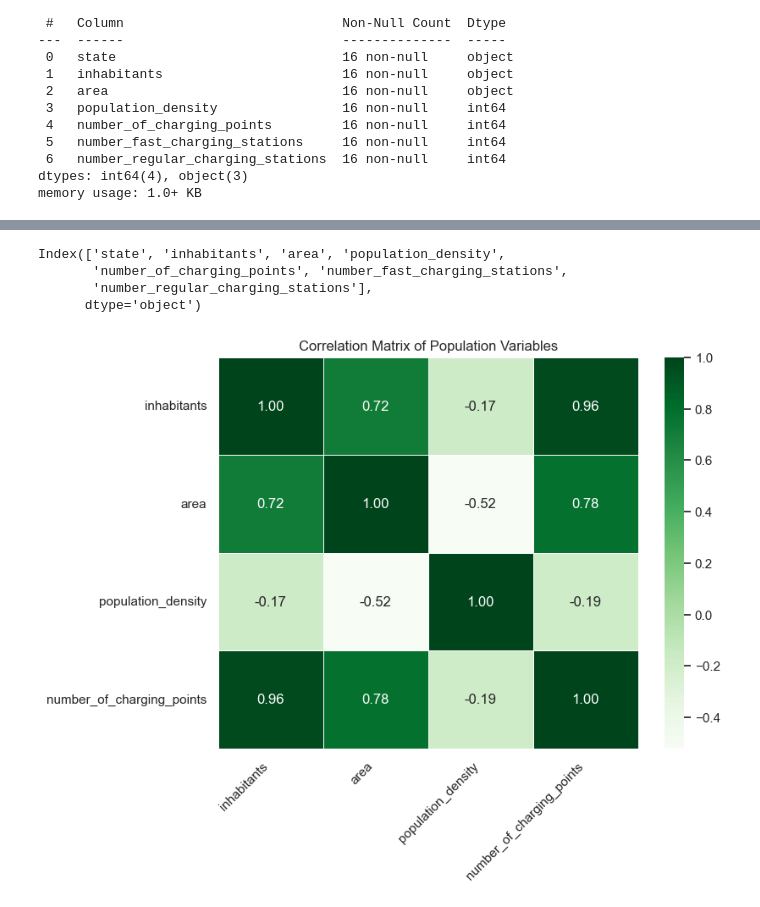
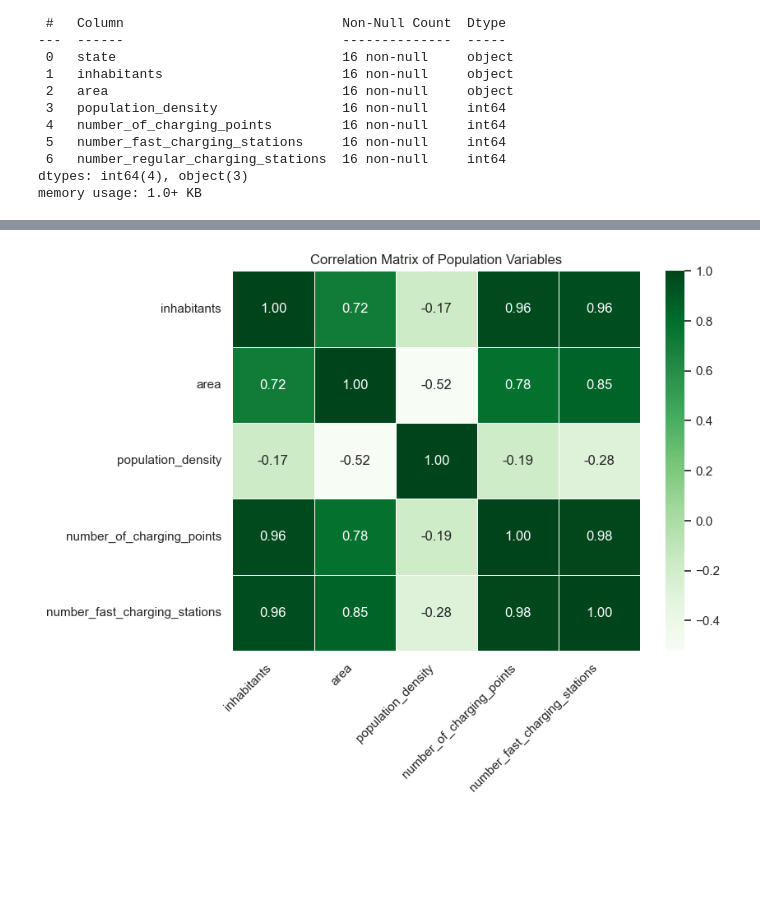
Before and after one commit to adelinerd/electric_cars, a Jupyter notebook: 2_Population.ipynb, the cells around one changed output, grey strips where cells are left out. Cells and saved outputs as stored; diff of their text form; code cells hidden in the pictures; blank space fills up the shorter version.

```diff
--- a/2_Population.ipynb
+++ b/2_Population.ipynb
@@ -91,27 +91,20 @@ population.head(16)
 | 13 | Sachsen-Anhalt | 2186643 | 2046720 | 107 | 9250 | 2698 | ... |
 | 14 | Schleswig-Holstein | 2953270 | 1580430 | 187 | 23142 | 4561 | ... |
 | 15 | Thüringen | 2126846 | 1620237 | 131 | 11742 | 3424 | ... |
-# %%
-population.columns
-# %% [output]
-Index(['state', 'inhabitants', 'area', 'population_density',
-       'number_of_charging_points', 'number_fast_charging_stations',
-       'number_regular_charging_stations'],
-      dtype='object')
 # %%
-numbers = ['inhabitants', 'area', 'population_density', 'number_of_charging_points']
+numbers = ['inhabitants', 'area', 'population_density', 'number_of_charging_points', 'number_fast_charging_stations']
 correlation_matrix = population[numbers].corr()
 
 # Create a heatmap
 plt.figure(figsize=(8, 6))
 sns.heatmap(correlation_matrix, annot=True, cmap='Greens', fmt=".2f", linewidths=0.5)
 
 # Add a title
 plt.title("Correlation Matrix of Population Variables")
 plt.xticks(rotation=45, ha="right")
 # Show the plot
 plt.show()
 # %% [output]
-[figure, old version]
+[figure, new version]
 # %%
 population.to_csv('./clean_data/population_states_stations.csv', index = False)
```
Also changed, not shown: 29 other files.
